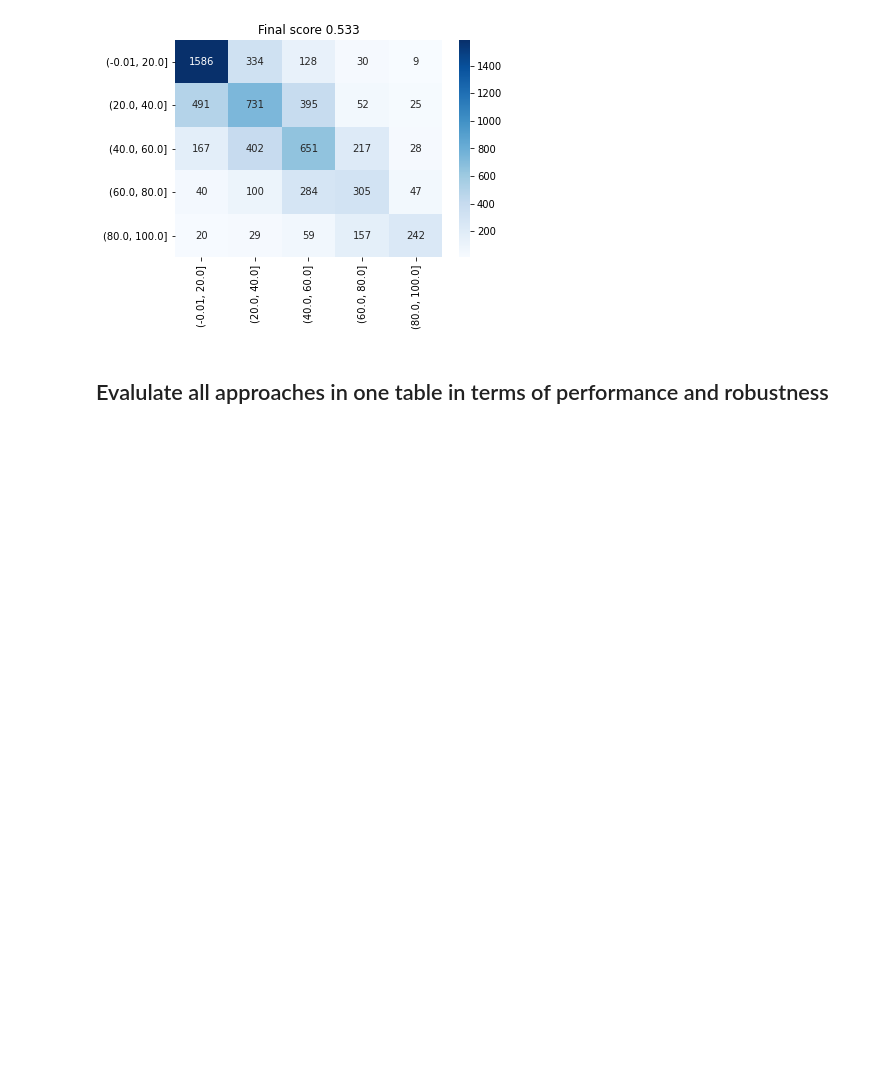
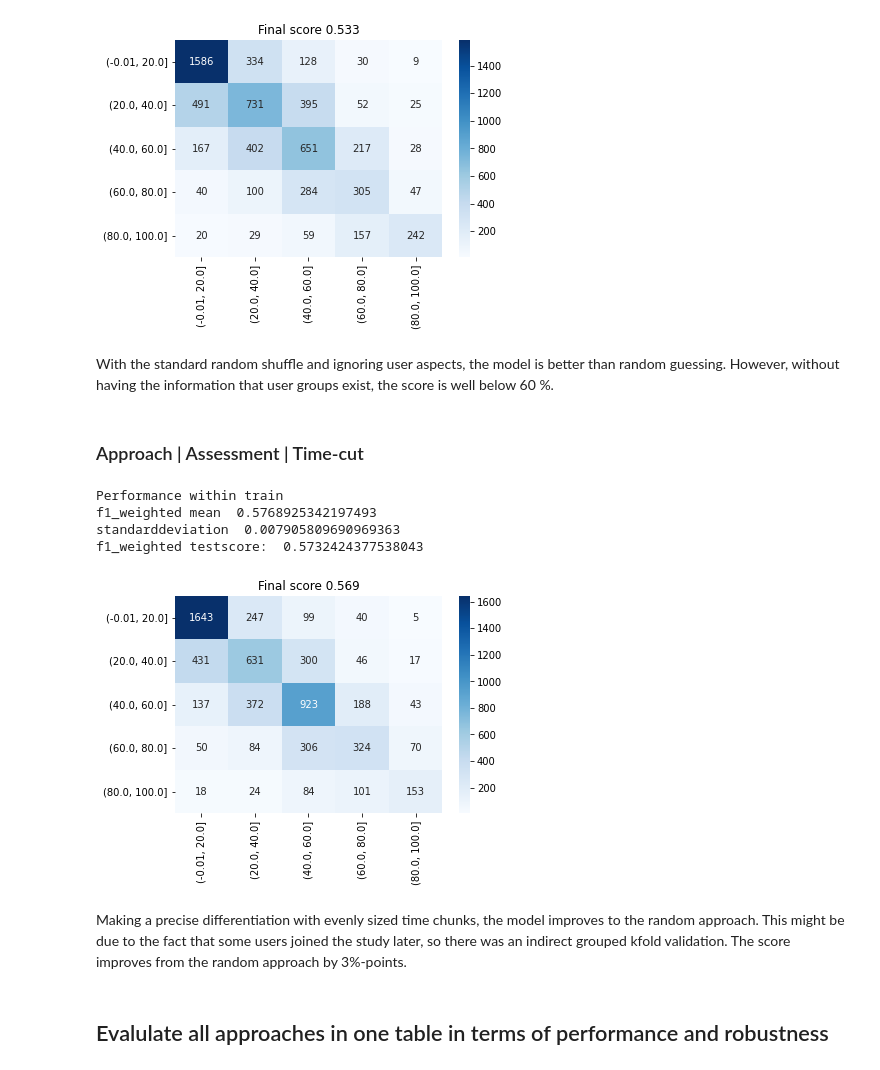
Before and after one commit to joa24jm/UsAs, a Jupyter notebook: src/d02_ml_pipelines/uniti.ipynb, the cells around one changed output. Drawn from its saved outputs; the diff is of its cells as text; code cells hidden in the pictures; blank space fills up the shorter version.

Commit message:
uniti: add time cut approach

```diff
--- a/src/d02_ml_pipelines/uniti.ipynb
+++ b/src/d02_ml_pipelines/uniti.ipynb
@@ -237,5 +238,73 @@ f1_weighted mean  0.5884393749165102
 standarddeviation  0.0034182248462100934
 f1_weighted testscore:  0.5351539249809311
 [figure]
+# %% [markdown]
+With the standard random shuffle and ignoring user aspects, the model is better than random guessing. However, without having the information that user groups exist, the score is well below 60 %.
+# %% [markdown]
+### Approach | Assessment | Time-cut
+# %%
+# 80 % of first data into train, 20 % into test
+row80 = int(df.shape[0]*0.8)
+df_train = df.iloc[:row80, :]
+df_test = df.iloc[row80:, :]
+
+# create a group column. Each group belongs to a dategroup. The first 20% of the train data belong to date_group_1, the next 20% belong to date_group_2, and so on.
+df_train['group'] = np.sort(np.random.randint(low=1, high=5+1, size = df_train.shape[0]))
+
+# get train and test subsets for X and y
+X_train = df_train[features]
+y_train = df_train[target]
+X_test = df_test[features]
+y_test = df_test[target]
+
+# make cumberness a classification instead of regression for the target, not for the feature
+y_train = pd.cut(y_train.cumberness_t1, bins=bins)
+y_test = pd.cut(y_test.cumberness_t1, bins=bins)
+
+# Label Encode
+y_train = LE.transform(y_train)
+y_test = LE.transform(y_test)
+
+# instantiate model
+model = RandomForestClassifier(random_state=1994)
+
+# define grouped kfold
+n_splits = 5
+groups = df_train['group'].values
+group_kfold = GroupKFold(n_splits=n_splits)
+
+# train model
+cv = ShuffleSplit(n_splits=n_splits, test_size=1/n_splits, random_state=1994)
+scores = cross_val_score(model, X_train, y_train, cv=cv, scoring='f1_weighted', groups=groups)
+
+# validate model
+print('Performance within train')
+print('f1_weighted mean ', scores.mean())
+print('standarddeviation ', scores.std())
+
+# refit on all training data
+model.fit(X_train, y_train)
+
+# evaluate on test set
+y_pred = model.predict(X_test)
+f1_score_test = f1_score(y_test, y_pred, average='weighted')
+final_score = f1_score_test - 0.5 * scores.std()
+
+print('f1_weighted testscore: ', f1_score_test)
+
+# visualize confusion matrix
+cf_matrix = confusion_matrix(y_test, y_pred)
+cm_array_df = pd.DataFrame(cf_matrix, index=list(mapping.values()), columns=list(mapping.values()))
+sns.heatmap(cm_array_df, annot=True, cmap='Blues', fmt='')
+plt.title(f'Final score {round(final_score, 3)}')
+plt.show()
+# %% [output]
+Performance within train
+f1_weighted mean  0.5768925342197493
+standarddeviation  0.007905809690969363
+f1_weighted testscore:  0.5732424377538043
+[figure, added]
+# %% [markdown]
+Making a precise differentiation with evenly sized time chunks, the model improves to the random approach. This might be due to the fact that some users joined the study later, so there was an indirect grouped kfold validation. The score improves from the random approach by 3%-points.
 # %% [markdown]
 ## Evalulate all approaches in one table in terms of performance and robustness
```
Also changed, not shown: parts of 2 cells of this notebook.
